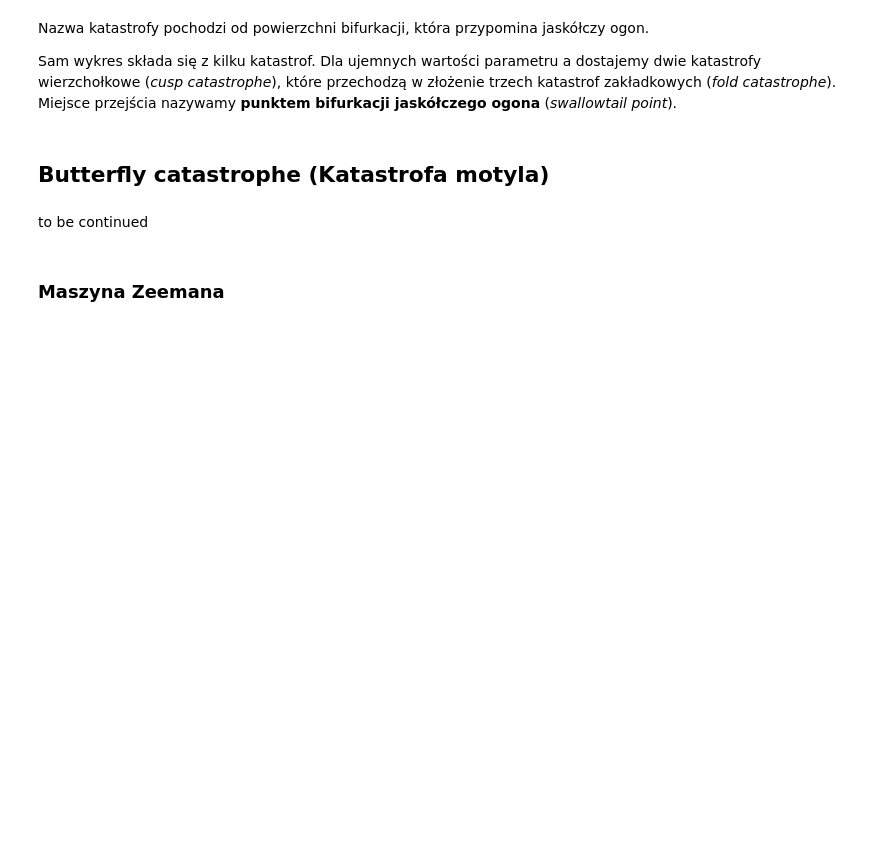
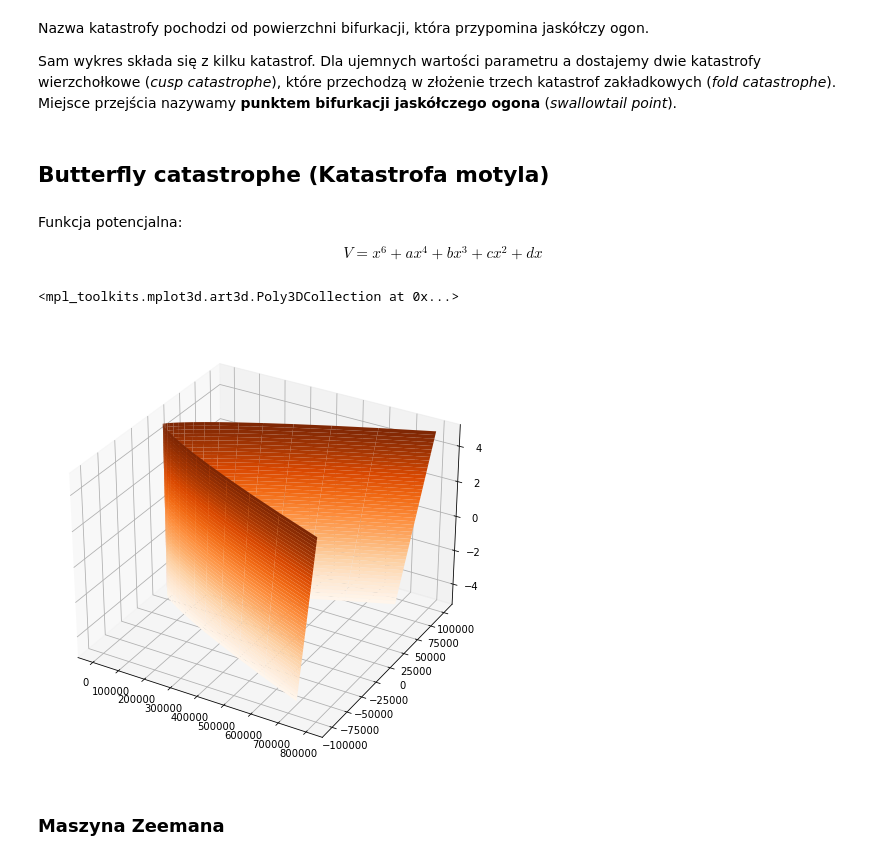
Before and after one commit to klaudynka245/Bifurcations, a Jupyter notebook: teoria katastrof.ipynb, the cells around one changed output. Saved outputs shown, nothing was run; the diff lists cells and outputs as text; code cells hidden in the pictures; blank space fills up the shorter version.

```diff
--- a/teoria katastrof.ipynb
+++ b/teoria katastrof.ipynb
@@ -147,7 +146,34 @@ Sam wykres składa się z kilku katastrof. Dla ujemnych wartości parametru a do
 # %% [markdown]
 ## Butterfly catastrophe (Katastrofa motyla)
 # %% [markdown]
-to be continued
+Funkcja potencjalna:
+
+$$
+V = x^6 + ax^4 + bx^3 + cx^2 + dx
+$$
+# %%
+fig = plt.figure()
+ax = plt.axes(projection='3d')
+fig.set_figwidth(8)
+fig.set_figheight(8)
+a = np.linspace(-5,5)
+t = np.linspace(-5,5)
+c = np.linspace(-10,10)
+t, a = np.meshgrid(t, a)
+x = c*(8*a*t**3+24*t**5)
+y = c*(-6*a*t**2-15*t**4)
+z = a
+ax.plot_surface(x, y, z, cmap='Oranges',
+                       linewidth=0)
+#ax.set_zlim(-6, 6)
+#plt.axis('off')
+#ax.view_init(10, 55)
+#plt.savefig('cuspcatastrophe.png')
+#plt.close()
+#plt.show()
+# %% [output]
+<mpl_toolkits.mplot3d.art3d.Poly3DCollection at 0x...>
+[figure, added]
 # %% [markdown]
 ### Maszyna Zeemana
 # %% [markdown]
```
Also changed, not shown: parts of 4 cells of this notebook.
